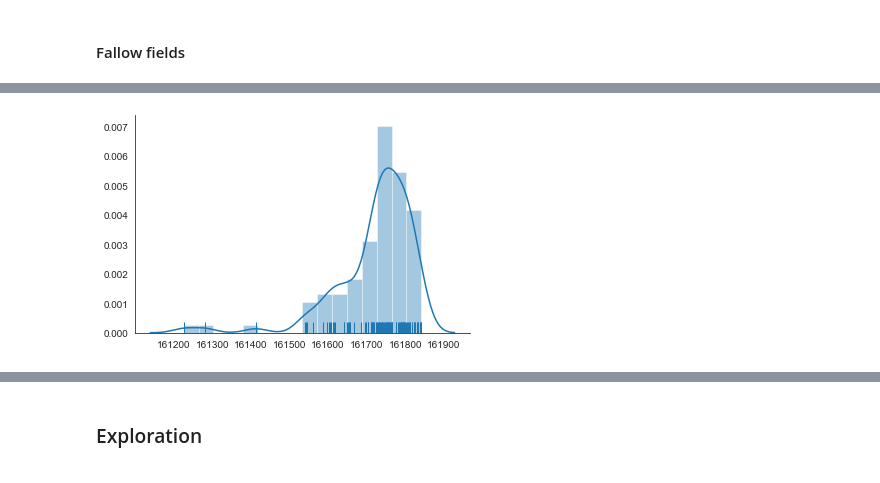
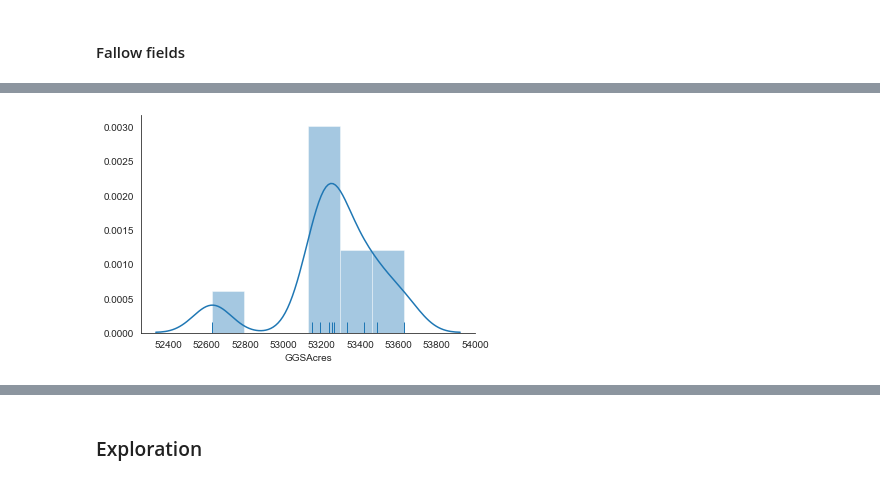
Before and after one commit to eanderson-ei/cv-mbom, a Jupyter notebook: notebooks/greedy-optimization.ipynb, the cells around one changed output, grey strips where cells are left out. Cells and saved outputs as stored; diff of their text form; code cells hidden in the pictures.

Commit message:
store output of business as usual trials in data frame

```diff
--- a/notebooks/greedy-optimization.ipynb
+++ b/notebooks/greedy-optimization.ipynb
@@ -34,8 +33,7 @@ targets_kr = targets.loc['KR']
 # %% [markdown]
 #### Fallow fields
 # %%
-# set up value stores for each ecosystem service for each bootstrap repetition
-
+# set up dataframe to store outcomes for each ecosystem service for each bootstrap repetition
 # for 1000 tries:
 #    set up master df (shape = 0 x number of columns of df)
 #    for crop in crop type:
@@ -45,18 +43,23 @@ targets_kr = targets.loc['KR']
 #        append to master df
 #    calculate ecosystem services accumulated in master df
 #    append ecosystem services to value stores
+
+region = 'KR'
 crop_types = targets.columns
-kitfox = []
-ggs = []
-for i in range(100):
+outcome_cols = ['Area','KitfoxAcres', 'GGSAcres']
+trials = pd.DataFrame(columns=outcome_cols)
+
+for i in range(10):
     df_fallow = pd.DataFrame(columns=df.columns)
-    # Fallow fields
     for crop in crop_types:
-        df_sub = df[df['CropX'] == crop]
-        target = targets_kr[crop]
-        df_sub_shuffle = df_sub.sample(n=df_sub.shape[0])
-        df_sub_fallow = df_sub_shuffle[df_sub_shuffle['Area'].cumsum() < target]
-        df_fallow = df_fallow.append(df_sub_fallow, ignore_index=True)
-    # Calculate ecosystem services benefits
-    kitfox.append(df_fallow['KitfoxAcres'].sum())
-    ggs.append(df_fallow['GGSAcres'].sum())
+        df_crop = df[df['CropX'] == crop]
+        target = targets.loc[region, crop]
+        df_crop_shuffle = df_crop.sample(n=df_crop.shape[0])
+        df_crop_shuffle.sort_values('PricePerAcre', inplace=True)
+        df_crop_fallow = df_crop_shuffle[df_crop_shuffle['Area'].cumsum() < target]
+        df_fallow = df_fallow.append(df_crop_fallow, ignore_index=True)
+    outcomes = pd.DataFrame(df_fallow[outcome_cols].sum()).T
+    areas = df_fallow[['Area','CropX']].groupby('CropX').sum().T
+    areas.reset_index(drop=True, inplace=True)
+    output = pd.concat([outcomes, areas], axis=1, sort=False)
+    trials = trials.append(output, ignore_index=True, sort=False)
@@ -63,5 +85,5 @@ for i in range(100):
 # %%
-sns.distplot(kitfox, rug=True)
+sns.distplot(trials['GGSAcres'], rug=True)
 sns.despine()
 # %% [output]
-[figure, old version]
+[figure, new version]
```
Also changed, not shown: parts of 9 cells of this notebook, 1 other file.
